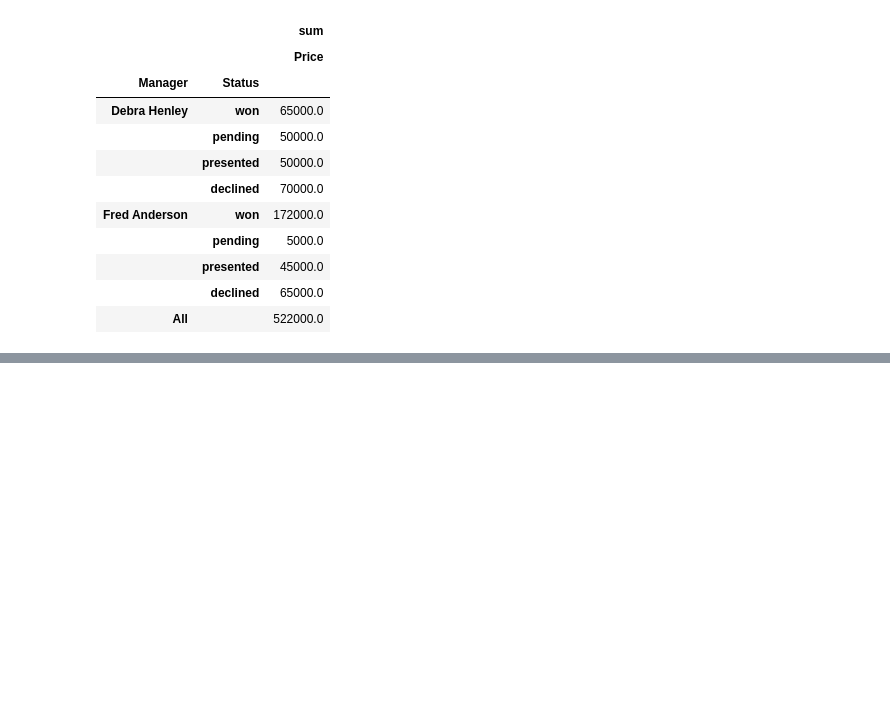
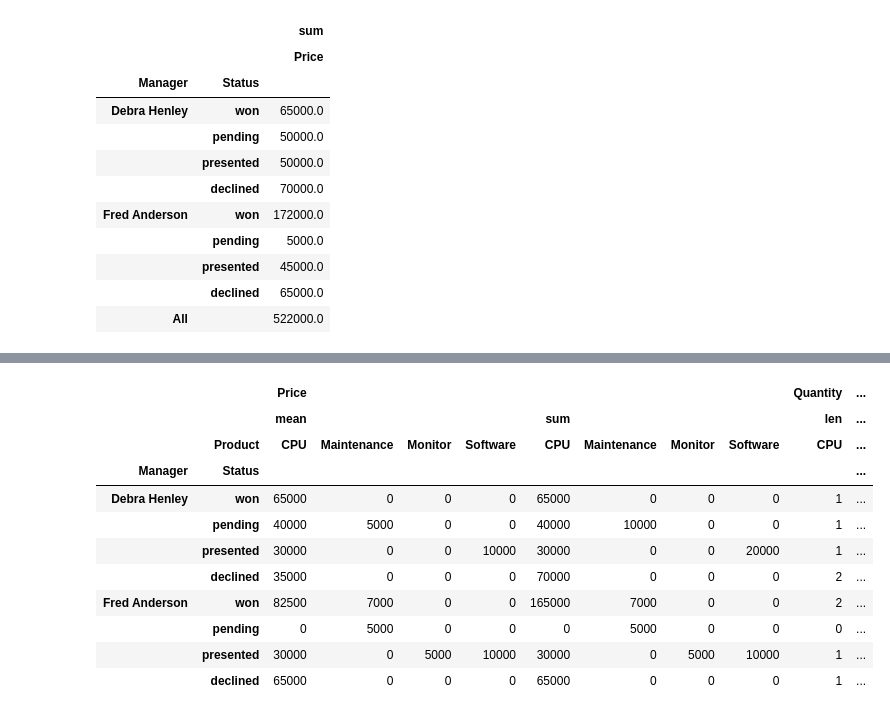
Before and after one commit to bhajar/Python_Learning_code, a Jupyter notebook: Packages/Pandas Cheatsheet.ipynb, the cells around one changed output, grey strips where cells are left out. Drawn from its saved outputs; the diff is of its cells as text; code cells hidden in the pictures; blank space fills up the shorter version.

```diff
--- a/Packages/Pandas Cheatsheet.ipynb
+++ b/Packages/Pandas Cheatsheet.ipynb
@@ -790,0 +806,19 @@ pd.pivot_table(df,index=["Manager","Status"],values=["Price"], aggfunc=[np.sum],
+# %%
+# A list of functions to be provided to each value can also be provided
+pd.pivot_table(df, index=["Manager", "Status"], columns=["Product"], values=["Quantity", "Price"],
+              aggfunc={"Quantity": len, "Price": [np.sum, np.mean]}, fill_value=0)
+table = pd.pivot_table(df, index=["Manager", "Status"], columns=["Product"], values=["Quantity", "Price"],
+              aggfunc={"Quantity": len, "Price": [np.sum, np.mean]}, fill_value=0)
+# %% [output]
+|  |  | Price |  |  |  |  |  |  |  | Quantity | ... |
+|  |  | mean |  |  |  | sum |  |  |  | len | ... |
+|  | Product | CPU | Maintenance | Monitor | Software | CPU | Maintenance | Monitor | Software | CPU | ... |
+| Manager | Status |  |  |  |  |  |  |  |  |  | ... |
+| Debra Henley | won | 65000 | 0 | 0 | 0 | 65000 | 0 | 0 | 0 | 1 | ... |
+|  | pending | 40000 | 5000 | 0 | 0 | 40000 | 10000 | 0 | 0 | 1 | ... |
+|  | presented | 30000 | 0 | 0 | 10000 | 30000 | 0 | 0 | 20000 | 1 | ... |
+|  | declined | 35000 | 0 | 0 | 0 | 70000 | 0 | 0 | 0 | 2 | ... |
+| Fred Anderson | won | 82500 | 7000 | 0 | 0 | 165000 | 7000 | 0 | 0 | 2 | ... |
+|  | pending | 0 | 5000 | 0 | 0 | 0 | 5000 | 0 | 0 | 0 | ... |
+|  | presented | 30000 | 0 | 5000 | 10000 | 30000 | 0 | 5000 | 10000 | 1 | ... |
+|  | declined | 65000 | 0 | 0 | 0 | 65000 | 0 | 0 | 0 | 1 | ... |
```
Also changed, not shown: parts of 5 cells of this notebook.
